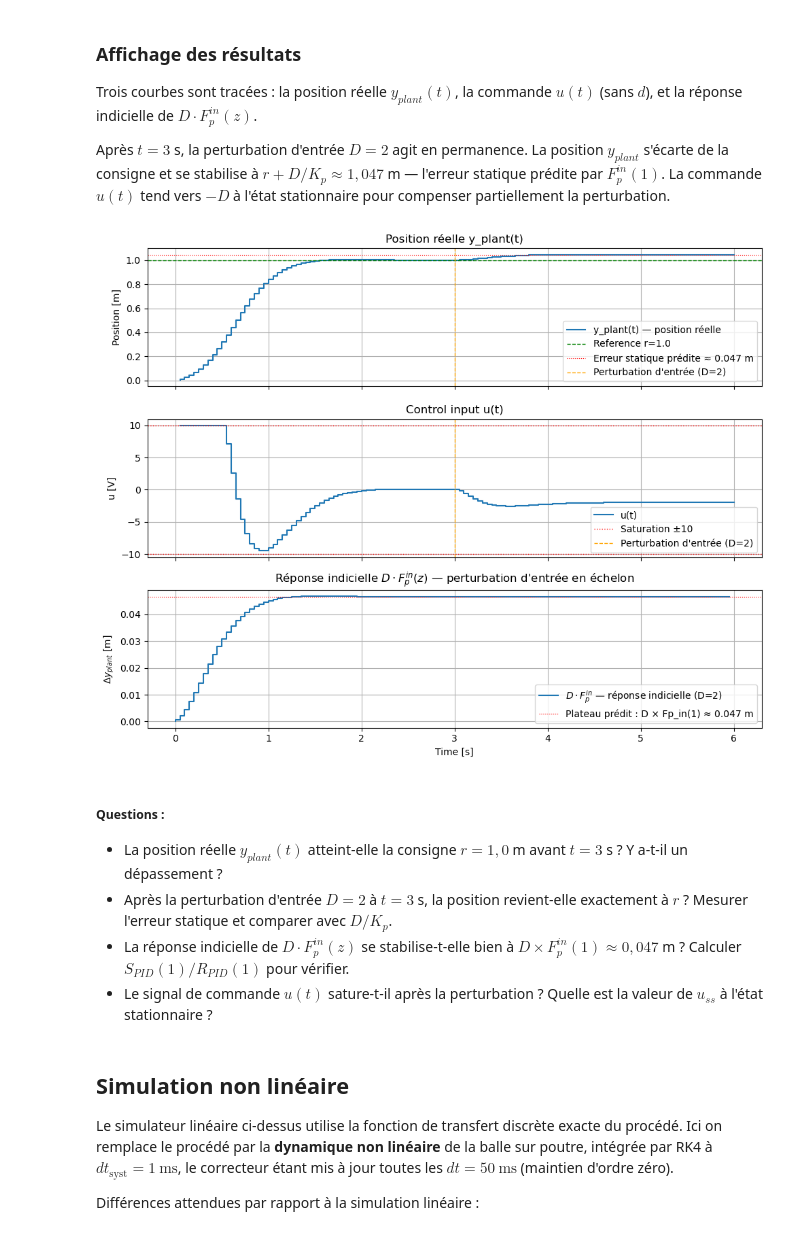
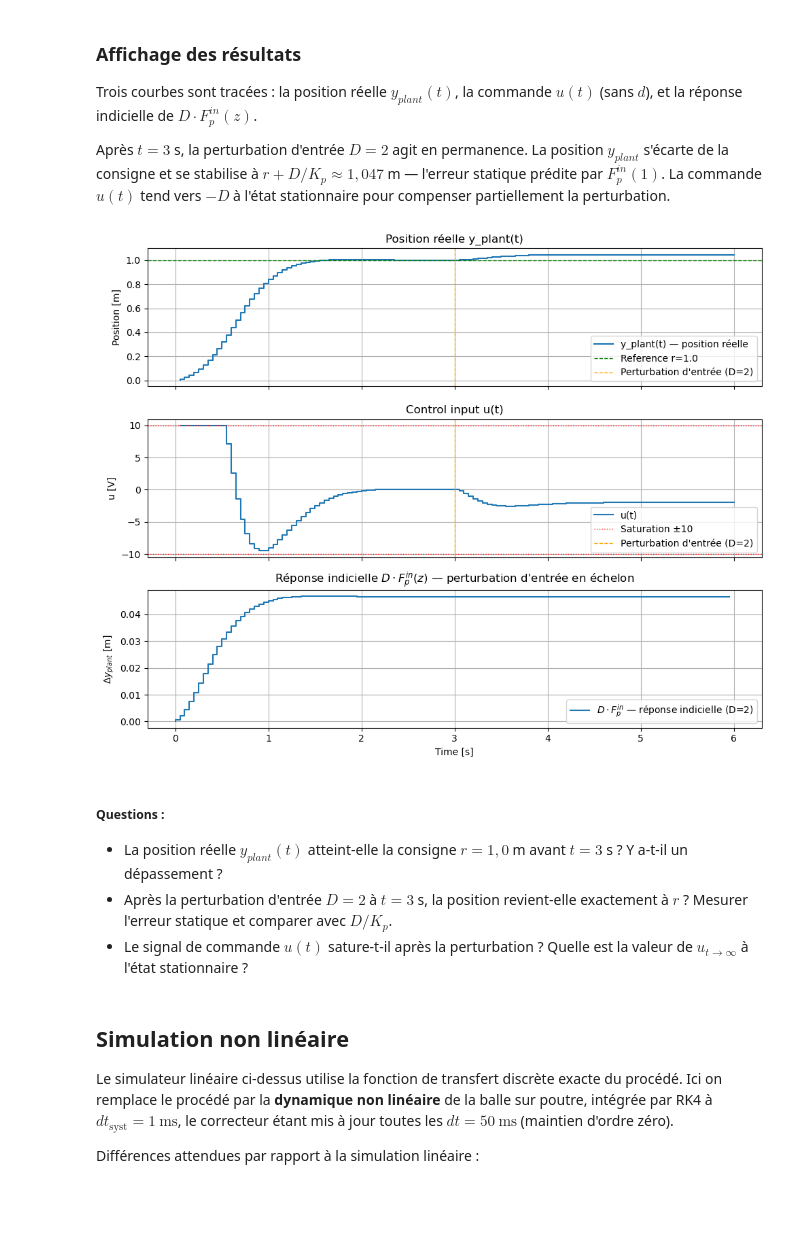
Before and after one commit to Bababoey123/PythonDiscreteControl, a Jupyter notebook: CommandeDoubleIntégrateur_PID.ipynb, the cells around one changed output. Drawn from its saved outputs; the diff is of its cells as text; code cells hidden in the pictures; blank space fills up the shorter version.

```diff
--- a/CommandeDoubleIntégrateur_PID.ipynb
+++ b/CommandeDoubleIntégrateur_PID.ipynb
@@ -221,44 +222,39 @@ fig, ax = plt.subplots(3, 1, figsize=(10, 8), sharex=True)
 
 ax[0].step(logger_PID.t_hist, logger_PID.y_hist, label='y_plant(t) — position réelle')
 ax[0].axhline(y=reference, color='green', linestyle='--', linewidth=1, label=f'Reference r={reference}')
-ax[0].axhline(y=reference + D * Fp.dcgain(), color='red', linewidth=0.8, linestyle=':',
-              label=f'Erreur statique prédite ≈ {D * Fp.dcgain():.3f} m')
 ax[0].axvline(x=3, color='orange', linestyle='--', linewidth=1, label="Perturbation d'entrée (D=2)")
 ax[0].set_title("Position réelle y_plant(t)")
 ax[0].set_ylabel("Position [m]")
 ax[0].legend()
 ax[0].grid()
 
 ax[1].step(logger_PID.t_hist, logger_PID.u_hist, label='u(t)')
 ax[1].axhline(y= 10, color='red', linestyle=':', linewidth=1, label='Saturation ±10')
 ax[1].axhline(y=-10, color='red', linestyle=':', linewidth=1)
 ax[1].axvline(x=3, color='orange', linestyle='--', linewidth=1, label="Perturbation d'entrée (D=2)")
 ax[1].set_title("Control input u(t)")
 ax[1].set_ylabel("u [V]")
 ax[1].legend()
 ax[1].grid()
 
 ax[2].step(t, D * d_resp, label=f"$D \\cdot F_p^{{in}}$ — réponse indicielle (D=2)")
-ax[2].axhline(D * Fp.dcgain(), color='red', linewidth=0.8, linestyle=':',
-              label=f'Plateau prédit : D × Fp_in(1) ≈ {D * Fp.dcgain():.3f} m')
 ax[2].set_title("Réponse indicielle $D \\cdot F_p^{in}(z)$ — perturbation d'entrée en échelon")
 ax[2].set_ylabel("$\\Delta y_{plant}$ [m]")
 ax[2].set_xlabel("Time [s]")
 ax[2].legend()
 ax[2].grid()
 
 plt.tight_layout()
 ### pour enregistrer la figure décommenter ceci
 #plt.savefig("Commande_PID_figure1")
 plt.show()
 # %% [output]
-[figure, old version]
+[figure, new version]
 # %% [markdown]
 ##### Questions :
 - La position réelle $y_{plant}(t)$ atteint-elle la consigne $r = 1{,}0$ m avant $t = 3$ s ? Y a-t-il un dépassement ?
 - Après la perturbation d'entrée $D = 2$ à $t = 3$ s, la position revient-elle exactement à $r$ ? Mesurer l'erreur statique et comparer avec $D / K_p$.
-- La réponse indicielle de $D \cdot F_p^{in}(z)$ se stabilise-t-elle bien à $D \times F_p^{in}(1) \approx 0{,}047$ m ? Calculer $S_{PID}(1)/R_{PID}(1)$ pour vérifier.
-- Le signal de commande $u(t)$ sature-t-il après la perturbation ? Quelle est la valeur de $u_{ss}$ à l'état stationnaire ?
+- Le signal de commande $u(t)$ sature-t-il après la perturbation ? Quelle est la valeur de $u_{t\rightarrow \infty}$ à l'état stationnaire ?
 # %% [markdown]
 ## Simulation non linéaire
 
```
Also changed, not shown: parts of 6 cells of this notebook, 2 other files.
